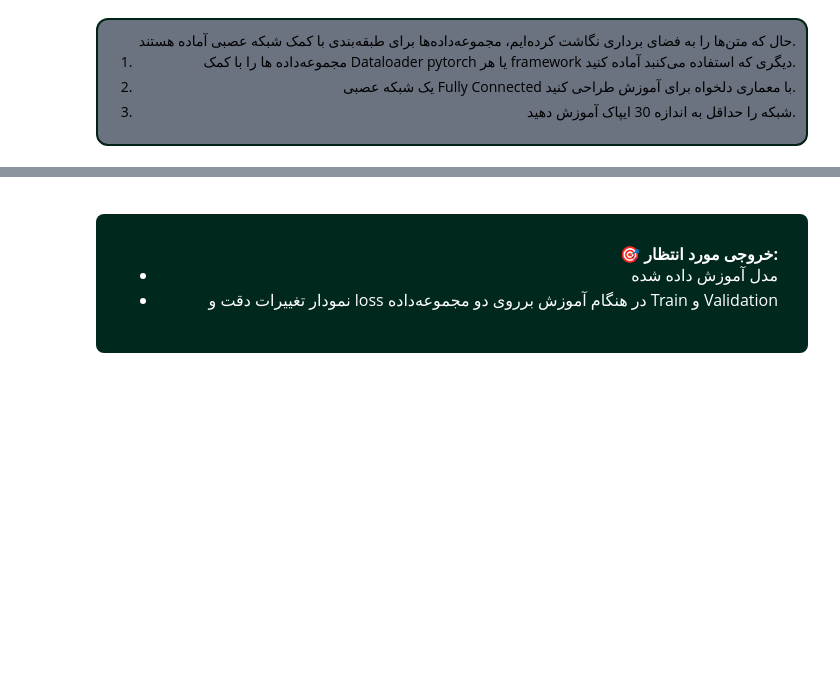
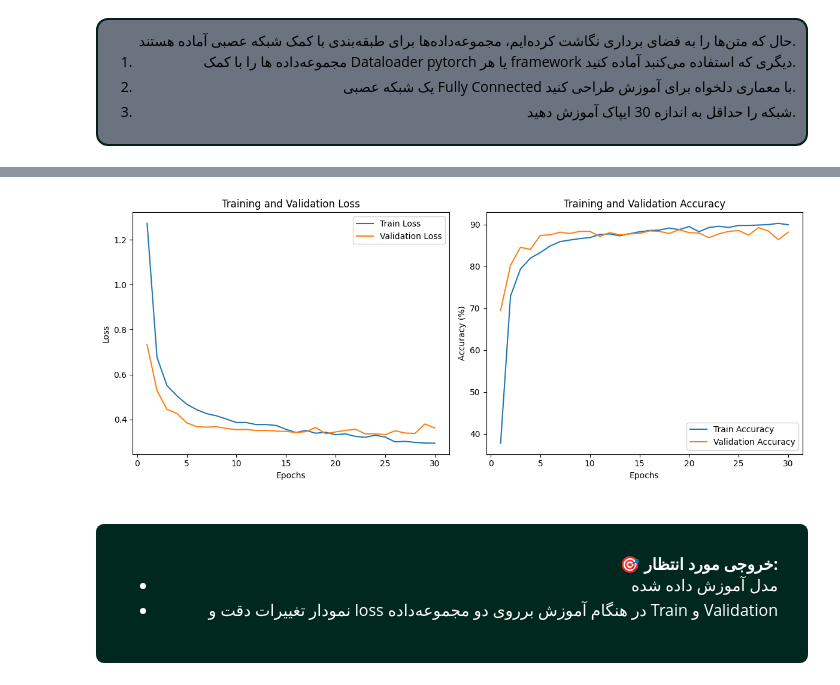
Before and after one commit to MahdyMokh7/NLP-miniProjects, a Jupyter notebook: CA3/HW3.ipynb, the cells around one changed output, grey strips where cells are left out. Saved outputs shown, nothing was run; the diff lists cells and outputs as text; code cells hidden in the pictures; blank space fills up the shorter version.

```diff
--- a/CA3/HW3.ipynb
+++ b/CA3/HW3.ipynb
@@ -1097,0 +1435,8 @@ Running t-SNE on full vocabulary... (this takes a little time)
+# %%
+train_dataset = NewsDataset(train_df)
+val_dataset = NewsDataset(val_df)
+test_dataset = NewsDataset(test_df)
+
+train_loader = DataLoader(train_dataset, batch_size=BATCH_SIZE, shuffle=True)
+val_loader = DataLoader(val_dataset, batch_size=BATCH_SIZE, shuffle=False)
+test_loader = DataLoader(test_dataset, batch_size=BATCH_SIZE, shuffle=False)
@@ -1097,0 +1473,8 @@ Running t-SNE on full vocabulary... (this takes a little time)
+# %%
+model = NewsClassifier(input_dim=INPUT_DIM)
+
+criterion = nn.CrossEntropyLoss()
+optimizer = optim.Adam(model.parameters(), lr=LEARNING_RATE, weight_decay=WEIGHT_DECAY)
+
+device = torch.device("cuda" if torch.cuda.is_available() else "cpu")
+model.to(device)
@@ -1098,3 +1623,29 @@ Running t-SNE on full vocabulary... (this takes a little time)
+# %%
+import matplotlib.pyplot as plt
+
+epochs_range = range(1, EPOCHS + 1)
+
+plt.figure(figsize=(12, 5))
+plt.subplot(1, 2, 1)
+plt.plot(epochs_range, train_losses, label="Train Loss")
+plt.plot(epochs_range, val_losses, label="Validation Loss")
+plt.xlabel("Epochs")
+plt.ylabel("Loss")
+plt.title("Training and Validation Loss")
+plt.legend()
+
+plt.subplot(1, 2, 2)
+plt.plot(epochs_range, train_accuracies, label="Train Accuracy")
+plt.plot(epochs_range, val_accuracies, label="Validation Accuracy")
+plt.xlabel("Epochs")
+plt.ylabel("Accuracy (%)")
+plt.title("Training and Validation Accuracy")
+plt.legend()
+
+plt.tight_layout()
+plt.show()
+# %% [output]
+[figure, added]
 # %% [markdown]
 <div dir='rtl' style="line-height: 2.0; text-align: right; font-family: Vazir; font-size: 16px; margin-top: 20px; color: white; background-color:rgb(0, 40, 30); padding: 30px; border-radius: 8px;">
 🎯 <b>خروجی مورد انتظار:</b><br>
```
Also changed, not shown: parts of 62 cells of this notebook, 1 other file.
